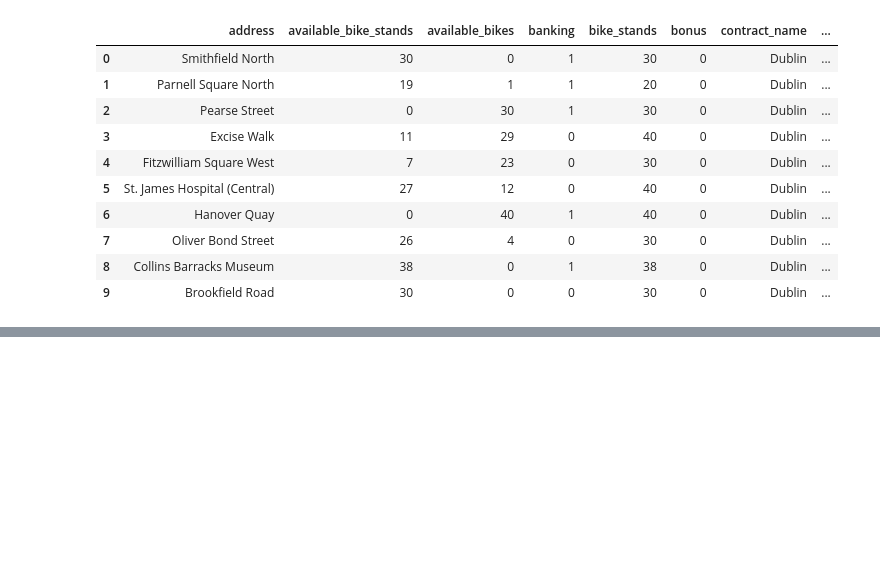
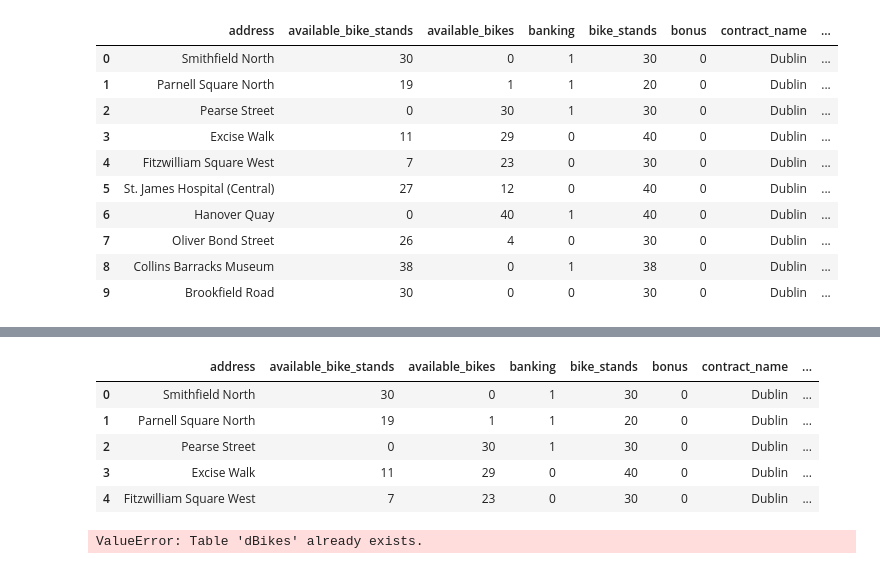
Before and after one commit to emilioego/data_stream_ml_sevici, a Jupyter notebook: Bikes - Historical Data.ipynb, the cells around one changed output, grey strips where cells are left out. Cells and saved outputs as stored; diff of their text form; code cells hidden in the pictures; blank space fills up the shorter version.

```diff
--- a/Bikes - Historical Data.ipynb
+++ b/Bikes - Historical Data.ipynb
@@ -47,0 +112,2 @@ sns.distplot(x, bins=, kde=False, rug=True);
+# %%
+df.replace(to_replace="2016-04-01", value="Friday", inplace=True)
@@ -47,0 +116,15 @@ sns.distplot(x, bins=, kde=False, rug=True);
+# %%
+df.head()
+# %% [output]
+|  | address | available_bike_stands | available_bikes | banking | bike_stands | bonus | contract_name | ... |
+| 0 | Smithfield North | 30 | 0 | 1 | 30 | 0 | Dublin | ... |
+| 1 | Parnell Square North | 19 | 1 | 1 | 20 | 0 | Dublin | ... |
+| 2 | Pearse Street | 0 | 30 | 1 | 30 | 0 | Dublin | ... |
+| 3 | Excise Walk | 11 | 29 | 0 | 40 | 0 | Dublin | ... |
+| 4 | Fitzwilliam Square West | 7 | 23 | 0 | 30 | 0 | Dublin | ... |
+# %%
+con = sqlite3.connect("test2.db")
+cur= con.cursor()
+df.to_sql("dBikes", con)
+# %% [output]
+ValueError: Table 'dBikes' already exists.
```
Also changed, not shown: parts of 17 cells of this notebook, 4 other files.
